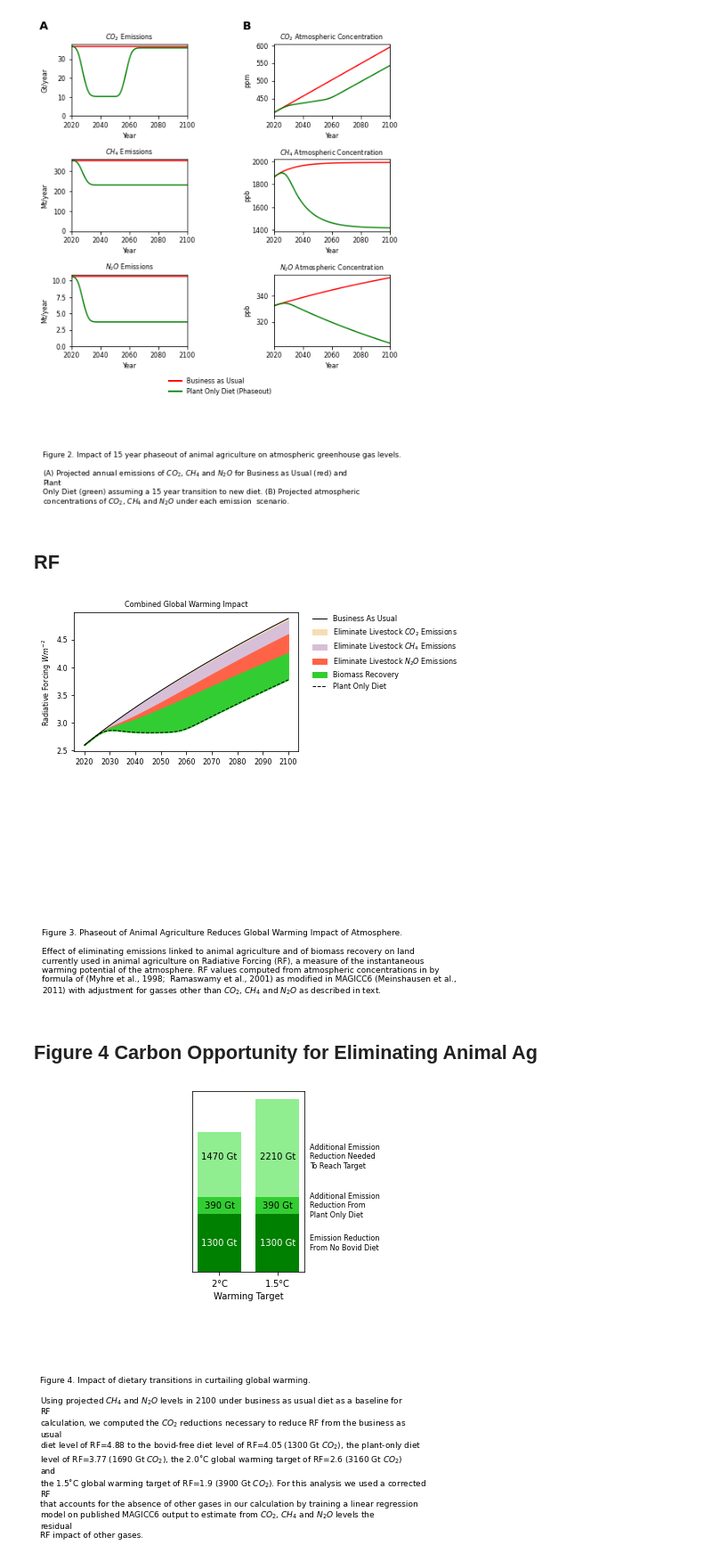
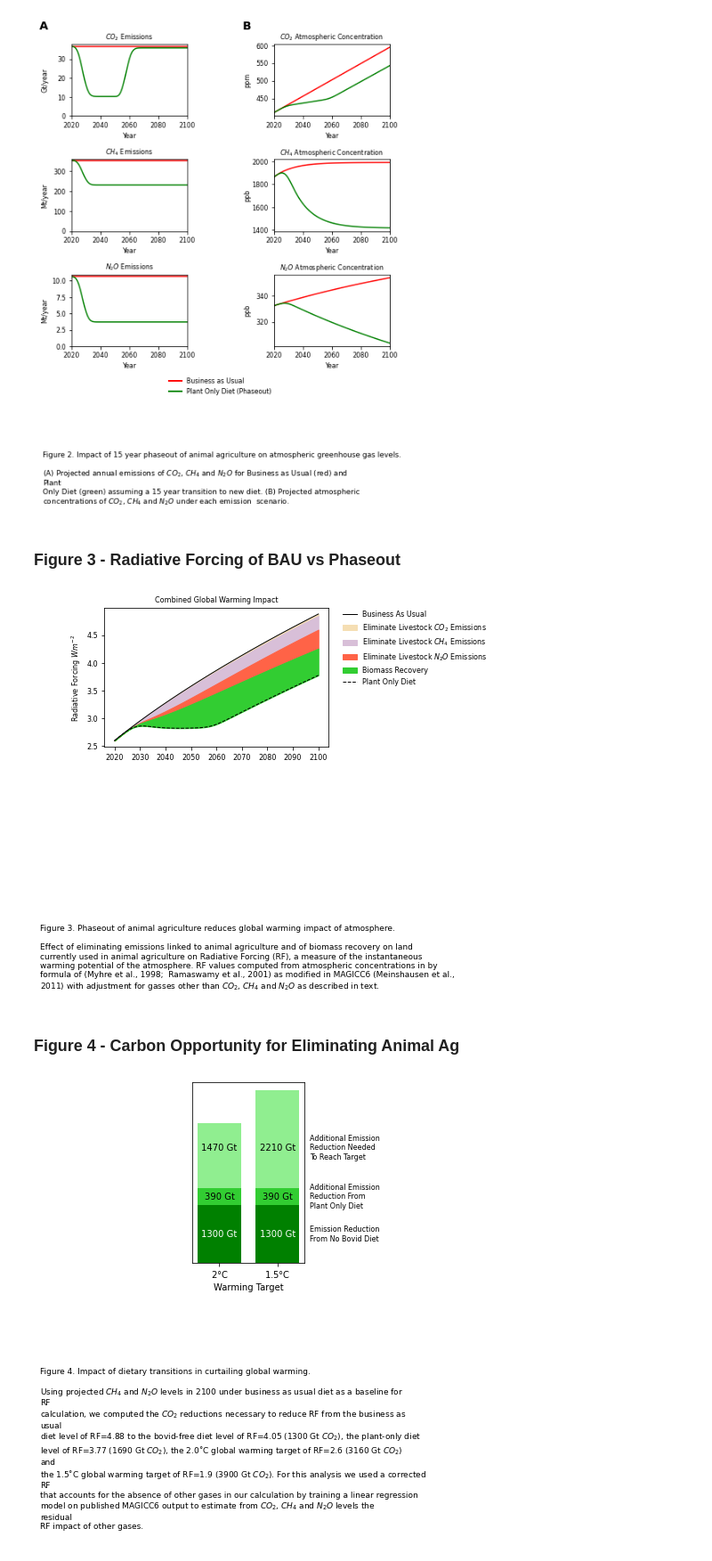
Before and after one commit to mbeisen/LivestockClimateImpact, a Jupyter notebook: PlanetaryReset-V2.ipynb, the cells around one changed output. Shown at 89% size. Saved outputs shown, nothing was run; the diff lists cells and outputs as text; code cells hidden in the pictures.

```diff
--- a/PlanetaryReset-V2.ipynb
+++ b/PlanetaryReset-V2.ipynb
@@ -265,7 +378,8 @@ fao_livestock_trade = fao_livestock_trade[
         & (fao_livestock_trade.Element.isin(['Export Quantity','Import Quantity']))
 ]
 fao_livestock_trade.Value = fao_livestock_trade.Value.astype('Int64')
-fao_livestock_trade = fao_livestock_trade.merge(fao_production_categories, on = "Item")
+fao_livestock_trade = fao_livestock_trade.merge(fao_production_categories, on = "Item", how='left')
+fao_livestock_trade_items = fao_livestock_trade.Item.unique()
 fao_livestock_trade['Primary Equivalent'] = fao_livestock_trade['Value'] * fao_livestock_trade['Category Weight']
 fao_livestock_trade = fao_livestock_trade[['Area','Category','Element','Primary Equivalent']].groupby(['Area','Category','Element']).sum().reset_index()
 fao_livestock_trade = fao_livestock_trade.pivot_table(index=['Area','Category'],columns=['Element'],aggfunc={'Primary Equivalent' : sum}).reset_index().fillna(0)
@@ -1453,13 +1609,3 @@ for scen in scenario_list:
-# %%
-##
-
-ref_year = 2100
-r = calib_scenarios.loc[ref_year]
-
-for scen in calib_scenario_list:
-    v = calib_scenarios['RFD|%s' % scen].values
-    calib_scenarios['RFDI|%s' % scen] = np.append([0],v[:-1]-v[1:])
-    calib_scenarios['RY_RFDW|%s' % scen] = (calib_scenarios['RFDI|%s' % scen] * (2101 - calib_scenarios.index))/r['CRFD|%s' % scen]
 # %% [markdown]
 ## Product Equivalents
 # %%
@@ -1597,13 +1741,0 @@ table1 = livestock_data.groupby('Category').sum().reset_index().merge(commodity_
-# %%
-data = []
-
-r = scenarios.loc[2050]
-for cat in list(table1.Category):
-    data.append([cat,
-                 r['ACO2EQ|Elimination|%s' %cat],
-                 r['EI_perunit|Elimination|%s' %cat],
-                 r['EI_perprotein|Elimination|%s' %cat],
-                 r['DD_perunit|Elimination|%s' %cat],
-                ])
-
-df = pd.DataFrame(data=data, columns=['Category','ACO2EQ','EI_perunit','EI_perprotein','DD'])
@@ -1851,0 +2040,13 @@ print ("%.2f %.5f" % (soybean_protein / livestock_protein, soybean_ha/land_ha))
+# %%
+data = []
+
+r = scenarios.loc[2050]
+for cat in list(table1.Category):
+    data.append([cat,
+                 -r['ACO2EQ|Elimination|%s' %cat],
+                 -r['EI_perunit|Elimination|%s' %cat],
+                 -r['EI_perprotein|Elimination|%s' %cat],
+                 r['DD_perunit|Elimination|%s' %cat],
+                ])
+
+df = pd.DataFrame(data=data, columns=['Category','ACO2EQ','EI_perunit','EI_perprotein','DD'])
@@ -2155,8 +2385,8 @@ scenlabel = "Plant Only Diet (Phaseout)"
 Figure2(plotname,plotlabel,plotcaption,scen,scenlabel)
 # %% [output]
 [figure]
-# %% [markdown]
-## RF
+# %% [markdown]
+### Figure 3 - Radiative Forcing of BAU vs Phaseout
 # %%
 fignum = 3
 pdffile = "Figures/Figure%d.pdf" % fignum
@@ -2175,7 +2405,7 @@ with PdfPages(pdffile) as pdf:
 
     margin_top = 4
 
-    panelx = 1.5
+    panelx = 2
     panely = figh - margin_top - panelh
 
     ax = fig.add_axes([panelx/figw,panely/figh,panelw/figw,panelh/figh])
@@ -2189,37 +2419,37 @@ with PdfPages(pdffile) as pdf:
     l2 = ax.plot(df.index,df['RFC|Phaseout'],color='black',linestyle='dashed',label='Plant Only Diet',linewidth=1)
     df = calib_scenarios.loc[2020:2100]
     #ax.plot(df['RFC|BAU_m28GT'],c='gray',linestyle='dashed',label=r'28Gt/year $CO_2$ reduction from BAU')
     ax.set_title("Combined Global Warming Impact", fontsize=8)
 
     ax.set_ylabel(r"Radiative Forcing $Wm^{-2}$",fontsize=8)
 
     #ax.legend()
 
     ax.legend([l1[0],fb1,fb2,fb3,fb4,l2[0]],['Business As Usual',r'Eliminate Livestock $CO_2$ Emissions',r'Eliminate Livestock $CH_4$ Emissions',r'Eliminate Livestock $N_{2}O$ Emissions',
                                       'Biomass Recovery','Plant Only Diet'],bbox_to_anchor=(1.05,1.0), borderaxespad=0, frameon=False)
 
-    flh = r"Figure 3. Phaseout of Animal Agriculture Reduces Global Warming Impact of Atmosphere."
+    flh = r"Figure 3. Phaseout of animal agriculture reduces global warming impact of atmosphere."
 
     flt = r'''Effect of eliminating emissions linked to animal agriculture and of biomass recovery on land currently used
 in animal agriculture on Radiative Forcing (RF), a measure of the instantaneous warming potential of the atmosphere.
 RF values computed from atmospheric concentrations in by formula of (Myhre et al., 1998;
 Ramaswamy et al., 2001) as modified in MAGICC6 (Meinshausen et al., 2011) with adjustment for gasses other than
 CO2, CH4 and N2O as described in text.'''
 
     flt = flt.replace("CO2",r"$CO_2$")
     flt = flt.replace("CH4",r"$CH_4$")
     flt = flt.replace("N2O",r"$N_{2}O$")
 
     annot_txt = flh + "\n\n" + tw.fill(tw.dedent(flt.rstrip()), width=labelw)
 
     plt.figtext(1/figw, 1/figh, annot_txt, horizontalalignment='left', verticalalignment='bottom', fontsize=cap_fontsize, multialignment='left', wrap="True")
 
     pdf.savefig()
     #plt.savefig(pdffile.replace('pdf','png'),dpi=300)
 # %% [output]
-[figure, old version]
+[figure, new version]
 # %% [markdown]
-## Figure 4 Carbon Opportunity for Eliminating Animal Ag
+### Figure 4 - Carbon Opportunity for Eliminating Animal Ag
 # %%
 proj_end = scenarios.loc[2100]
 fignum = 4
```
Also changed, not shown: parts of 136 cells of this notebook, 53 other files.
